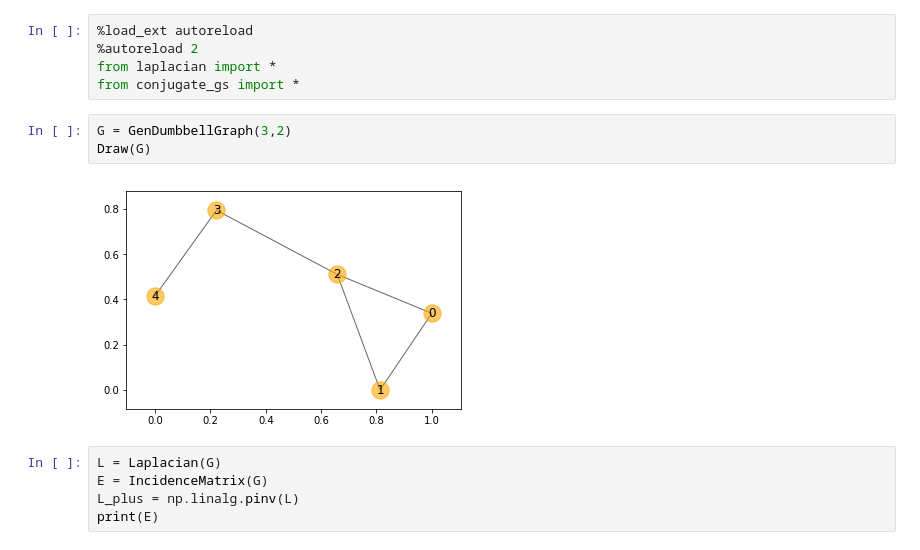
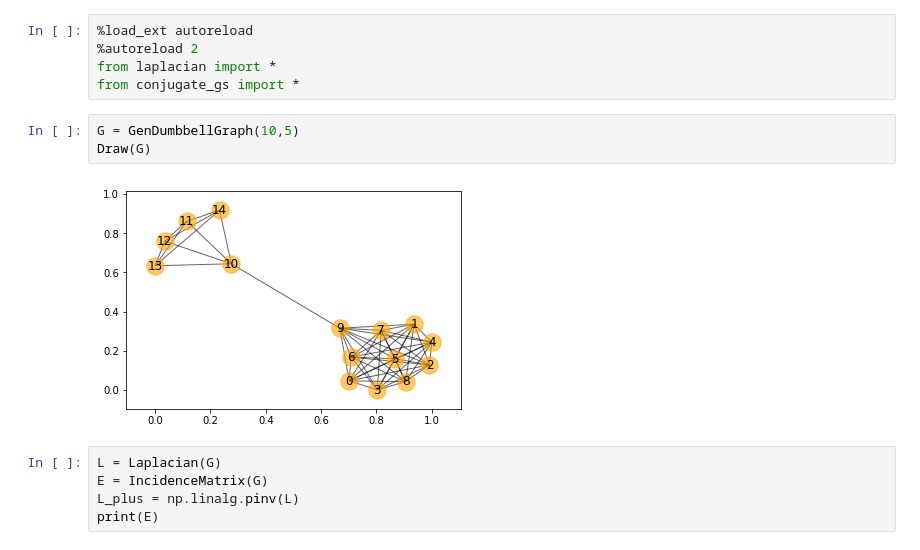
Before and after one commit to swairshah/spectral-stuff, a Jupyter notebook: dumbbell.ipynb, the cells around one changed output. Saved outputs shown, nothing was run; the diff lists cells and outputs as text.

```diff
--- a/dumbbell.ipynb
+++ b/dumbbell.ipynb
@@ -4,10 +4,10 @@
 from laplacian import *
 from conjugate_gs import *
 # %%
-G = GenDumbbellGraph(3,2)
+G = GenDumbbellGraph(10,5)
 Draw(G)
 # %% [output]
-[figure, old version]
+[figure, new version]
 # %%
 L = Laplacian(G)
 E = IncidenceMatrix(G)
```
Also changed, not shown: 2 other files.
